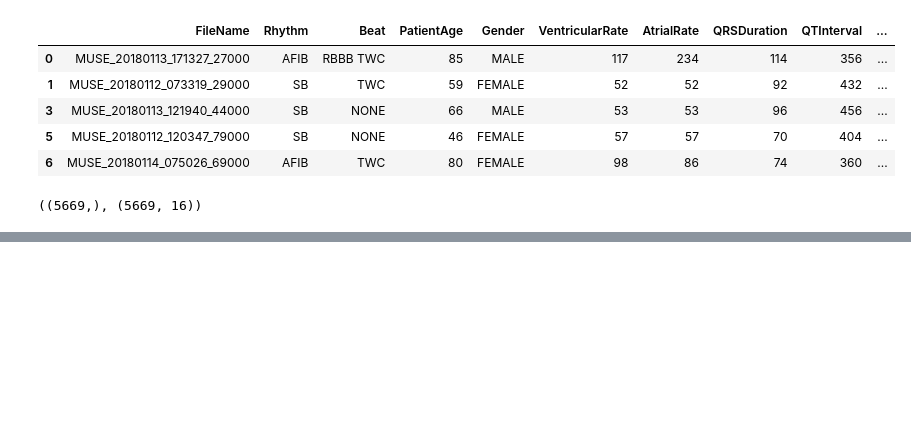
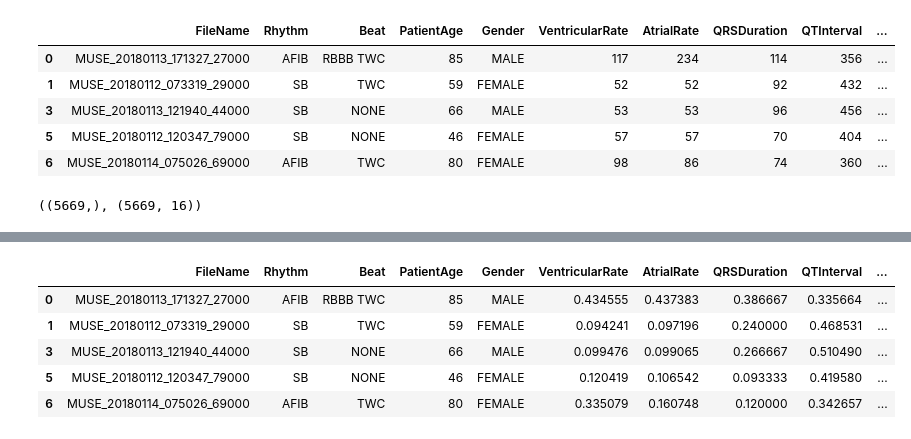
Before and after one commit to MariaOs02/LabBiosenales, a Jupyter notebook: Proyecto_2/Proyecto2.ipynb, the cells around one changed output, grey strips where cells are left out. Drawn from its saved outputs; the diff is of its cells as text; code cells hidden in the pictures; blank space fills up the shorter version.

```diff
--- a/Proyecto_2/Proyecto2.ipynb
+++ b/Proyecto_2/Proyecto2.ipynb
@@ -120,0 +97,25 @@ def eq_deviation(x0): #x0 original, xn detrended, k tamaña señal
+# %%
+def compress(df, start_col):
+    # Copiamos el DataFrame para no modificar el original
+    compressed_df = df.copy()
+
+    # Aplicamos la compresión desde la columna start_col hasta el final
+    for col in compressed_df.columns[start_col:]:
+        signal = pd.to_numeric(compressed_df[col], errors='coerce')  # Convertimos a numérico, ignoramos strings
+        signal_cleaned = signal.dropna()
+
+        if len(signal_cleaned) > 0:
+            xmin = np.min(signal_cleaned)  # Valor mínimo
+            xmax = np.max(signal_cleaned)  # Valor máximo
+
+            if xmax != xmin:
+                # Aplicamos la fórmula de compresión solo si xmax es diferente de xmin
+                compressed_df[col] = (signal - xmin) / (xmax - xmin)
+            else:
+                # Si no hay rango (xmin == xmax), llenamos con ceros
+                compressed_df[col] = 0
+        else:
+            # Si no hay valores válidos, llenamos con NaN
+            compressed_df[col] = np.nan
+
+    return compressed_df
@@ -124,0 +131,12 @@ print(eq_deviation(datos))
+# %%
+# Aplicamos la función de compresión desde la columna 5 hasta la última
+compressed_datos = compress(datos, start_col=5)
+
+compressed_datos.head()
+# %% [output]
+|  | FileName | Rhythm | Beat | PatientAge | Gender | VentricularRate | AtrialRate | QRSDuration | QTInterval | ... |
+| 0 | MUSE_20180113_171327_27000 | AFIB | RBBB TWC | 85 | MALE | 0.434555 | 0.437383 | 0.386667 | 0.335664 | ... |
+| 1 | MUSE_20180112_073319_29000 | SB | TWC | 59 | FEMALE | 0.094241 | 0.097196 | 0.240000 | 0.468531 | ... |
+| 3 | MUSE_20180113_121940_44000 | SB | NONE | 66 | MALE | 0.099476 | 0.099065 | 0.266667 | 0.510490 | ... |
+| 5 | MUSE_20180112_120347_79000 | SB | NONE | 46 | FEMALE | 0.120419 | 0.106542 | 0.093333 | 0.419580 | ... |
+| 6 | MUSE_20180114_075026_69000 | AFIB | TWC | 80 | FEMALE | 0.335079 | 0.160748 | 0.120000 | 0.342657 | ... |
```
Also changed, not shown: parts of 8 cells of this notebook.
